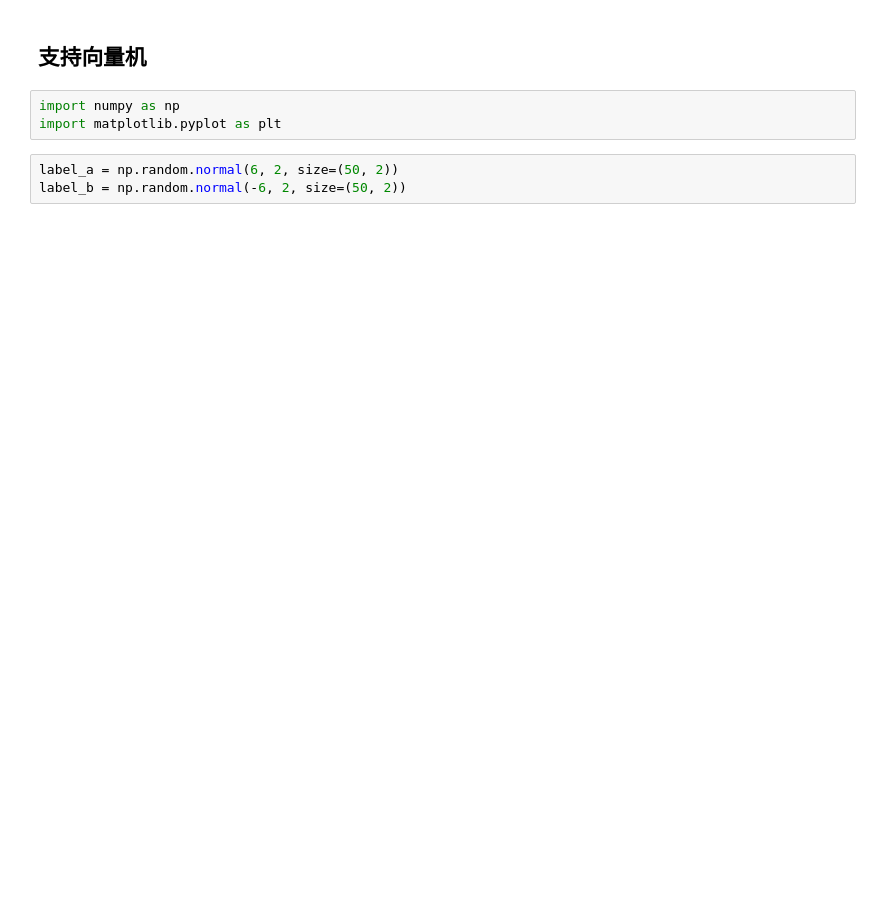
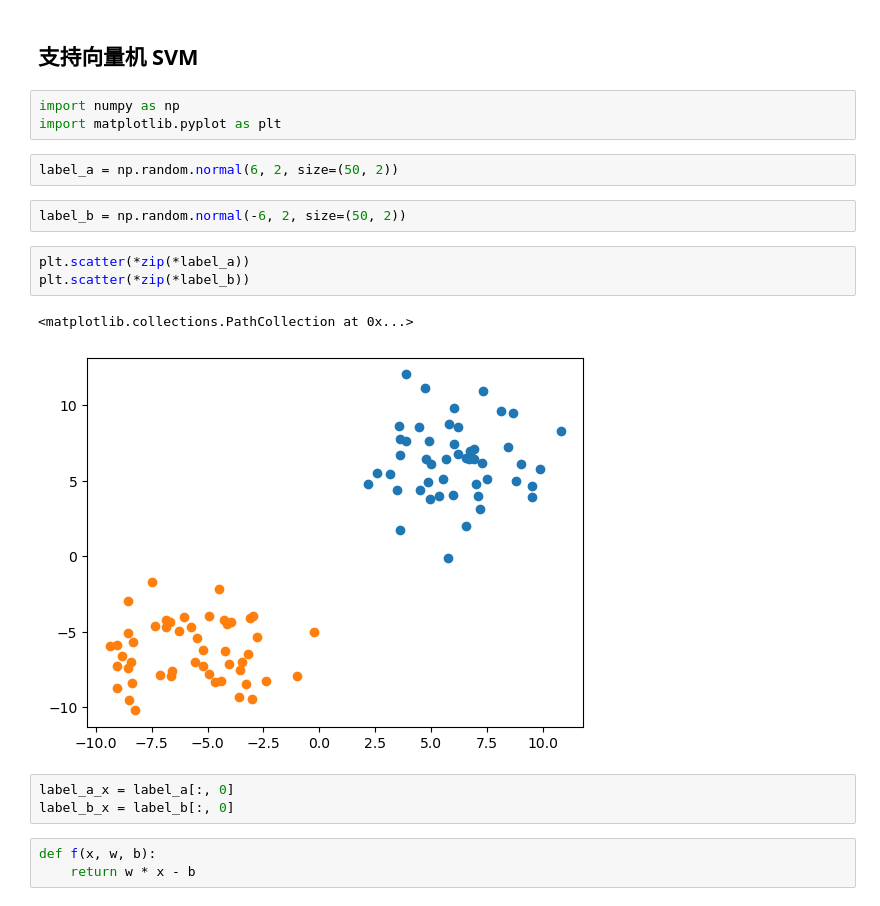
Before and after one commit to hivandu/AI_Cheats, a Jupyter notebook: Core foundations/15.ipynb, the cells around one changed output. Saved outputs shown, nothing was run; the diff lists cells and outputs as text; blank space fills up the shorter version.

```diff
--- a/Core foundations/15.ipynb
+++ b/Core foundations/15.ipynb
@@ -1,9 +1,22 @@
 # %% [markdown]
-## 支持向量机
+## 支持向量机 SVM
 # %%
 import numpy as np
 import matplotlib.pyplot as plt
 # %%
 label_a = np.random.normal(6, 2, size=(50, 2))
-label_b = np.random.normal(-6, 2, size=(50, 2))
+# %%
+label_b = np.random.normal(-6, 2, size=(50, 2))
+# %%
+plt.scatter(*zip(*label_a))
+plt.scatter(*zip(*label_b))
+# %% [output]
+<matplotlib.collections.PathCollection at 0x...>
+[figure, added]
+# %%
+label_a_x = label_a[:, 0]
+label_b_x = label_b[:, 0]
+# %%
+def f(x, w, b):
+    return w * x - b
 # %%
```
Also changed, not shown: parts of 5 cells of this notebook, 2 other files.
